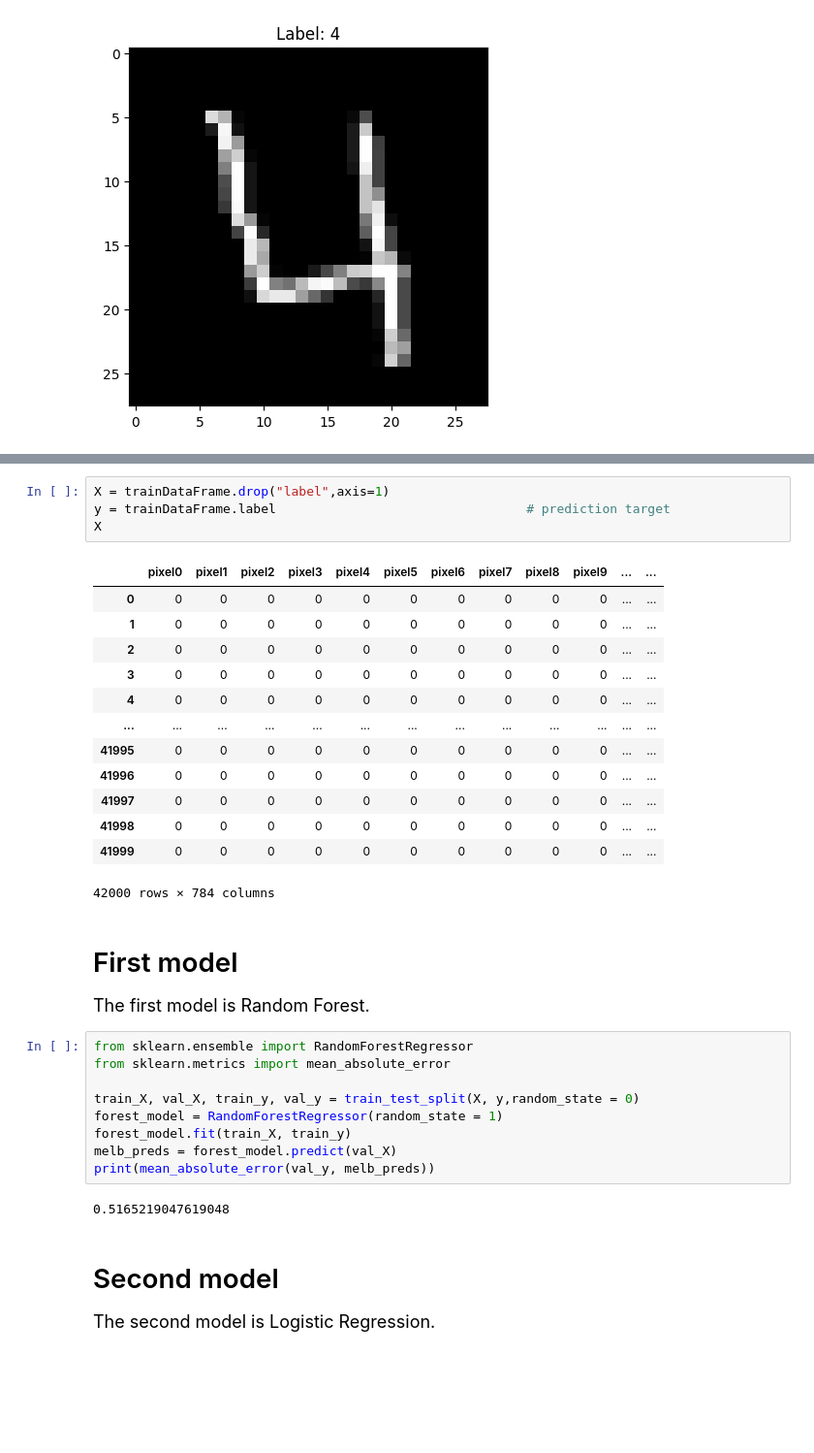
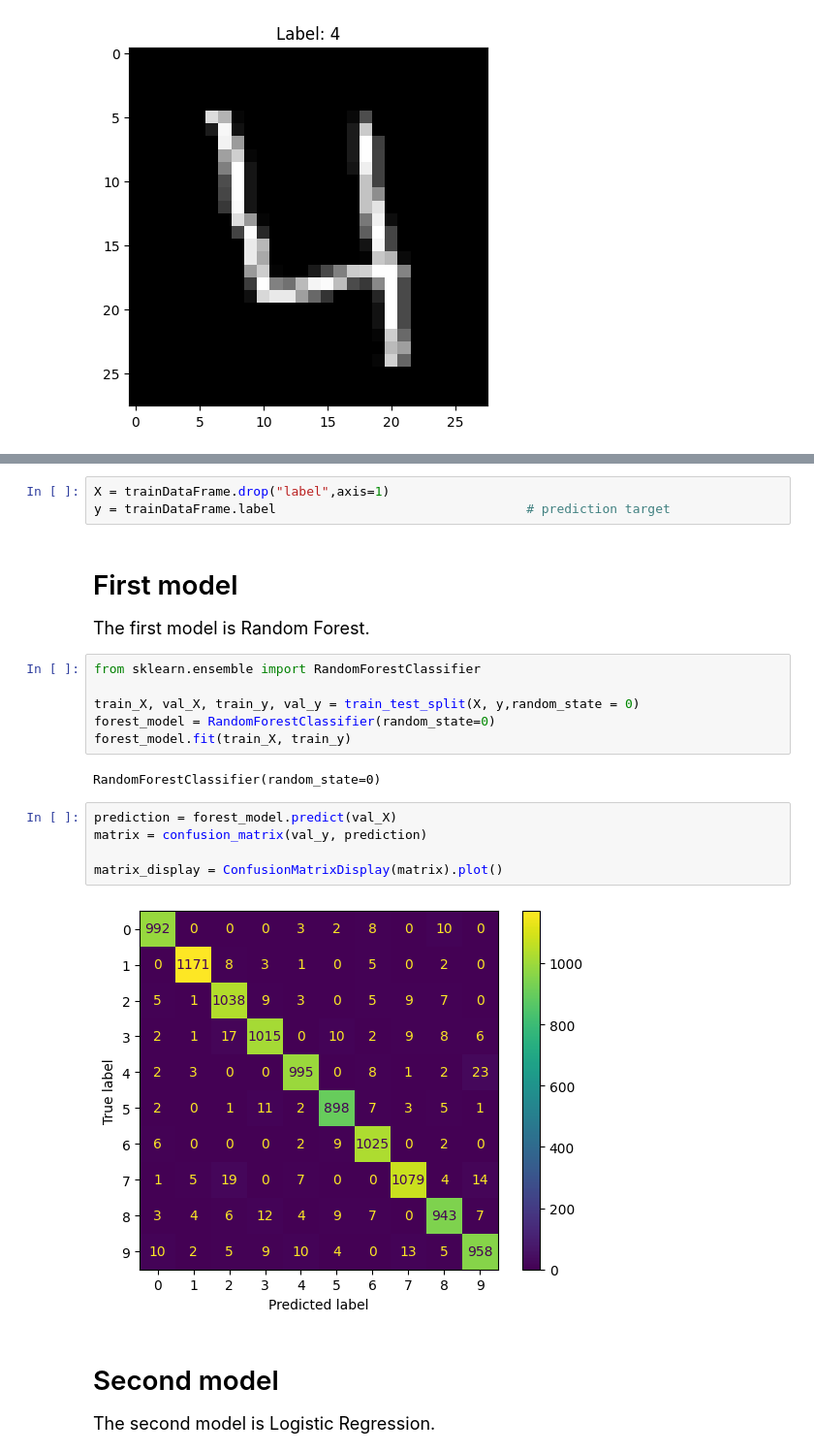
Before and after one commit to bit-nap/CSCI.331-Digit-Recognizer, a Jupyter notebook: csci-331-digit-recognizer-notebook.ipynb, the cells around one changed output, grey strips where cells are left out. Shown: that part at 97% size. Drawn from its saved outputs; the diff is of its cells as text; blank space fills up the shorter version.

```diff
--- a/csci-331-digit-recognizer-notebook.ipynb
+++ b/csci-331-digit-recognizer-notebook.ipynb
@@ -49,37 +52,26 @@ plt.imshow(np.asarray(trainDataFrame.iloc[3,1:]).reshape(28,28), cmap="gray", vm
 # %%
 X = trainDataFrame.drop("label",axis=1)
 y = trainDataFrame.label                                 # prediction target
-X
-# %% [output]
-|  | pixel0 | pixel1 | pixel2 | pixel3 | pixel4 | pixel5 | pixel6 | pixel7 | pixel8 | pixel9 | ... | ... |
-| 0 | 0 | 0 | 0 | 0 | 0 | 0 | 0 | 0 | 0 | 0 | ... | ... |
-| 1 | 0 | 0 | 0 | 0 | 0 | 0 | 0 | 0 | 0 | 0 | ... | ... |
-| 2 | 0 | 0 | 0 | 0 | 0 | 0 | 0 | 0 | 0 | 0 | ... | ... |
-| 3 | 0 | 0 | 0 | 0 | 0 | 0 | 0 | 0 | 0 | 0 | ... | ... |
-| 4 | 0 | 0 | 0 | 0 | 0 | 0 | 0 | 0 | 0 | 0 | ... | ... |
-| ... | ... | ... | ... | ... | ... | ... | ... | ... | ... | ... | ... | ... |
-| 41995 | 0 | 0 | 0 | 0 | 0 | 0 | 0 | 0 | 0 | 0 | ... | ... |
-| 41996 | 0 | 0 | 0 | 0 | 0 | 0 | 0 | 0 | 0 | 0 | ... | ... |
-| 41997 | 0 | 0 | 0 | 0 | 0 | 0 | 0 | 0 | 0 | 0 | ... | ... |
-| 41998 | 0 | 0 | 0 | 0 | 0 | 0 | 0 | 0 | 0 | 0 | ... | ... |
-| 41999 | 0 | 0 | 0 | 0 | 0 | 0 | 0 | 0 | 0 | 0 | ... | ... |
-42000 rows × 784 columns
 # %% [markdown]
 # First model
 <span style="font-size:18px;">
 The first model is Random Forest.
 </span>
 # %%
-from sklearn.ensemble import RandomForestRegressor
-from sklearn.metrics import mean_absolute_error
+from sklearn.ensemble import RandomForestClassifier
 
 train_X, val_X, train_y, val_y = train_test_split(X, y,random_state = 0)
-forest_model = RandomForestRegressor(random_state = 1)
+forest_model = RandomForestClassifier(random_state=0)
 forest_model.fit(train_X, train_y)
-melb_preds = forest_model.predict(val_X)
-print(mean_absolute_error(val_y, melb_preds))
 # %% [output]
-0.5165219047619048
+RandomForestClassifier(random_state=0)
+# %%
+prediction = forest_model.predict(val_X)
+matrix = confusion_matrix(val_y, prediction)
+
+matrix_display = ConfusionMatrixDisplay(matrix).plot()
+# %% [output]
+[figure, added]
 # %% [markdown]
 # Second model
 <span style="font-size:18px;">
```
Also changed, not shown: parts of 5 cells of this notebook.
